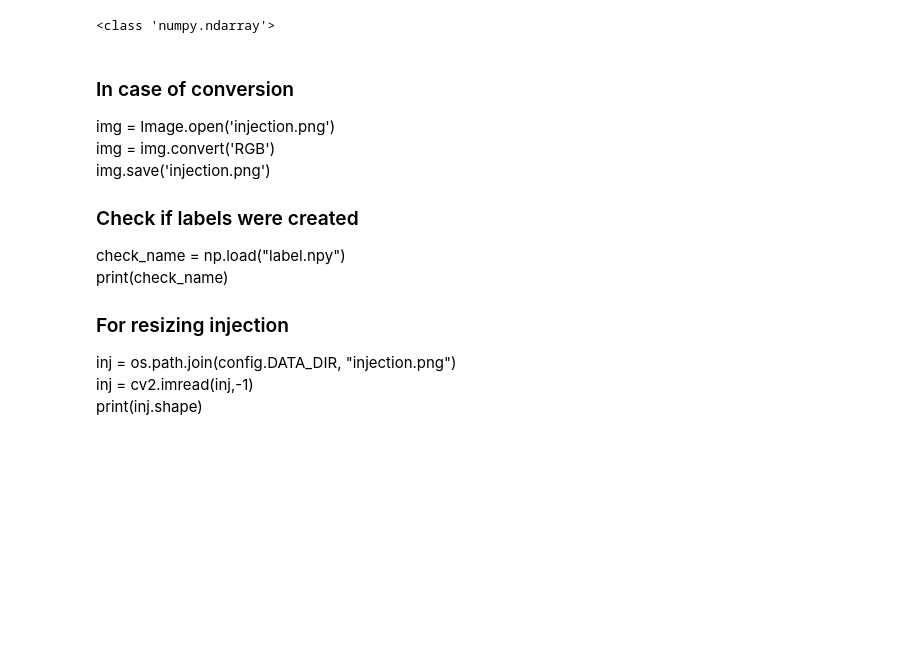
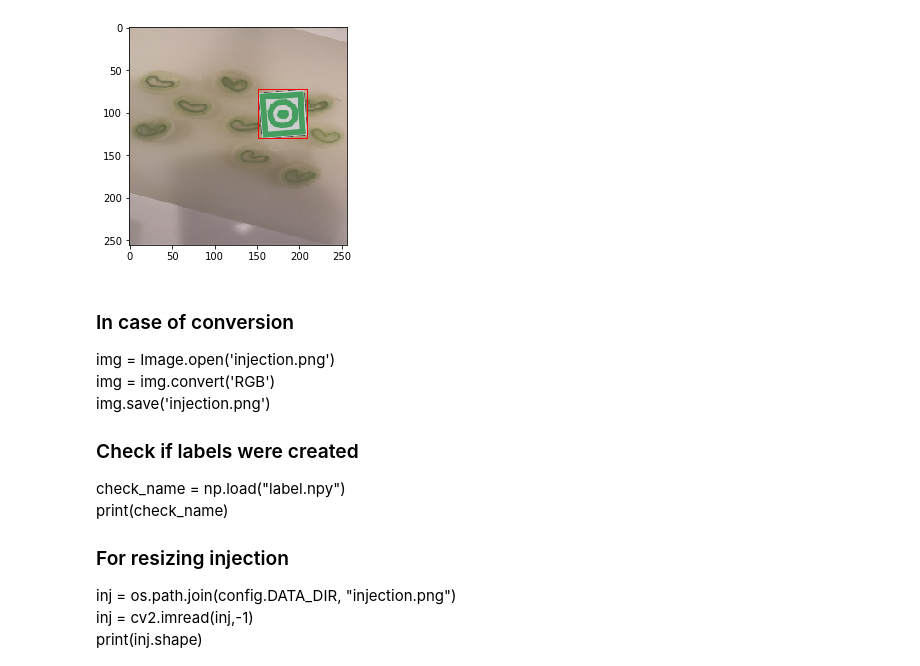
Before and after one commit to Anczimaru/new_mtp, a Jupyter notebook: gen.ipynb, the cells around one changed output. Saved outputs shown, nothing was run; the diff lists cells and outputs as text; code cells hidden in the pictures; blank space fills up the shorter version.

Commit message:
Done proper labeling, adjusted TFRecords creation, need initializer in model

```diff
--- a/gen.ipynb
+++ b/gen.ipynb
@@ -286,13 +283,9 @@ Took: 14.234813928604126 seconds
-# %%
-import my_tools
-#my_tools.show_image(1)
-#my_tools.show_label_on_img(1)
-label = np.load(config.LABEL_ORG)
-
-label = label.astype(np.int32)
-print(type(label[1]))
-# %% [output]
-<class 'numpy.ndarray'>
+# %%
+import my_tools
+#my_tools.show_image(2)
+my_tools.show_label_on_img(5)
+# %% [output]
+[figure, added]
 # %% [markdown]
 ### In case of conversion
 img = Image.open('injection.png') <br>
```
Also changed, not shown: parts of 4 cells of this notebook, 1 other file.
